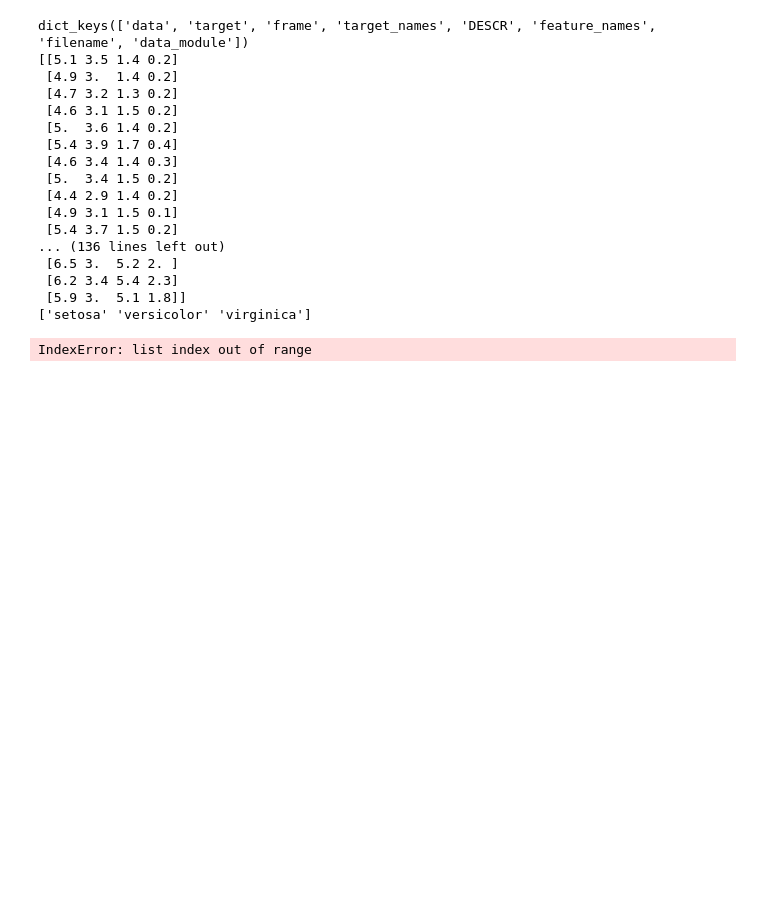
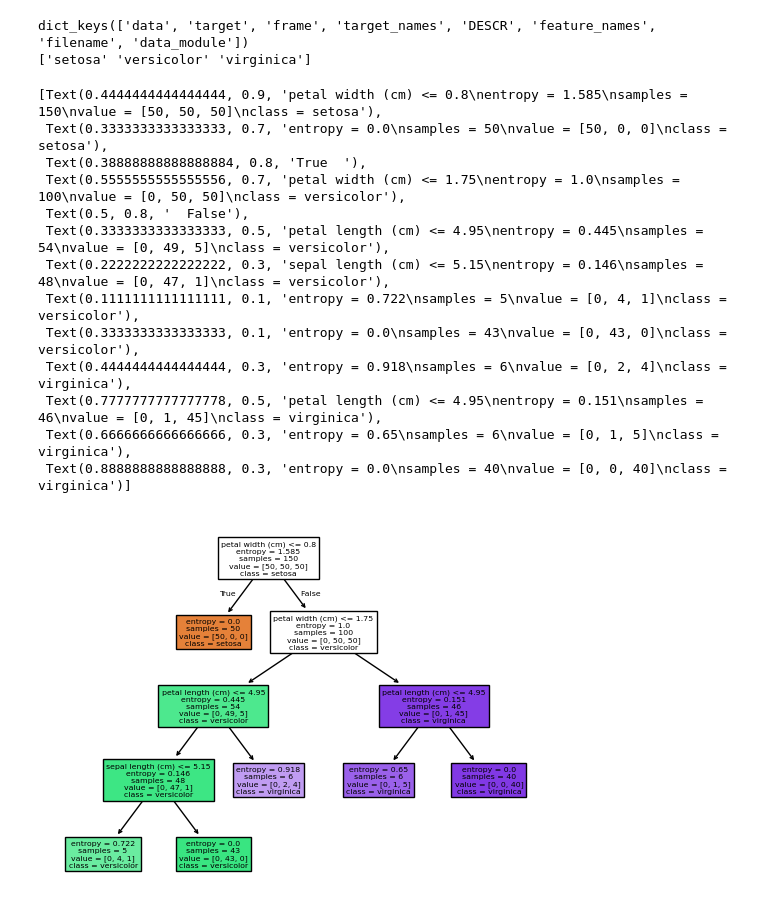
Before and after one commit to XShenAtFFM/My1stMLPrj, a Jupyter notebook: Exercise/MLDecision.ipynb, the cells around one changed output. Drawn from its saved outputs; the diff is of its cells as text; code cells hidden in the pictures; blank space fills up the shorter version.

```diff
--- a/Exercise/MLDecision.ipynb
+++ b/Exercise/MLDecision.ipynb
@@ -10,24 +8,9 @@ IrisData = datasets.load_iris()
 # %%
 print((IrisData.keys()))
-print(IrisData.data)
+#print(IrisData.data)
 print(IrisData.target_names)
 # %% [output]
 dict_keys(['data', 'target', 'frame', 'target_names', 'DESCR', 'feature_names', 'filename', 'data_module'])
-[[5.1 3.5 1.4 0.2]
- [4.9 3.  1.4 0.2]
- [4.7 3.2 1.3 0.2]
- [4.6 3.1 1.5 0.2]
- [5.  3.6 1.4 0.2]
- [5.4 3.9 1.7 0.4]
- [4.6 3.4 1.4 0.3]
- [5.  3.4 1.5 0.2]
- [4.4 2.9 1.4 0.2]
- [4.9 3.1 1.5 0.1]
- [5.4 3.7 1.5 0.2]
-... (136 lines left out)
- [6.5 3.  5.2 2. ]
- [6.2 3.4 5.4 2.3]
- [5.9 3.  5.1 1.8]]
 ['setosa' 'versicolor' 'virginica']
 # %%
 X = IrisData.data
@@ -35,7 +18,19 @@ Y = IrisData.target
 
 Clf = DTs(criterion='entropy', min_samples_leaf=5).fit(X, Y)
 # %%
-plot_tree(Clf,filled=True,feature_names = ["setosa","versicolor", "virginica"])
+plot_tree(Clf,filled=True,feature_names = IrisData.feature_names, class_names = IrisData.target_names)
 # %% [output]
-IndexError: list index out of range
+[Text(0.4444444444444444, 0.9, 'petal width (cm) <= 0.8\nentropy = 1.585\nsamples = 150\nvalue = [50, 50, 50]\nclass = setosa'),
+ Text(0.3333333333333333, 0.7, 'entropy = 0.0\nsamples = 50\nvalue = [50, 0, 0]\nclass = setosa'),
+ Text(0.38888888888888884, 0.8, 'True  '),
+ Text(0.5555555555555556, 0.7, 'petal width (cm) <= 1.75\nentropy = 1.0\nsamples = 100\nvalue = [0, 50, 50]\nclass = versicolor'),
+ Text(0.5, 0.8, '  False'),
+ Text(0.3333333333333333, 0.5, 'petal length (cm) <= 4.95\nentropy = 0.445\nsamples = 54\nvalue = [0, 49, 5]\nclass = versicolor'),
+ Text(0.2222222222222222, 0.3, 'sepal length (cm) <= 5.15\nentropy = 0.146\nsamples = 48\nvalue = [0, 47, 1]\nclass = versicolor'),
+ Text(0.1111111111111111, 0.1, 'entropy = 0.722\nsamples = 5\nvalue = [0, 4, 1]\nclass = versicolor'),
+ Text(0.3333333333333333, 0.1, 'entropy = 0.0\nsamples = 43\nvalue = [0, 43, 0]\nclass = versicolor'),
+ Text(0.4444444444444444, 0.3, 'entropy = 0.918\nsamples = 6\nvalue = [0, 2, 4]\nclass = virginica'),
+ Text(0.7777777777777778, 0.5, 'petal length (cm) <= 4.95\nentropy = 0.151\nsamples = 46\nvalue = [0, 1, 45]\nclass = virginica'),
+ Text(0.6666666666666666, 0.3, 'entropy = 0.65\nsamples = 6\nvalue = [0, 1, 5]\nclass = virginica'),
+ Text(0.8888888888888888, 0.3, 'entropy = 0.0\nsamples = 40\nvalue = [0, 0, 40]\nclass = virginica')]
-[figure, old version]
+[figure, new version]
```
Also changed, not shown: parts of 1 cell of this notebook, 3 other files.
